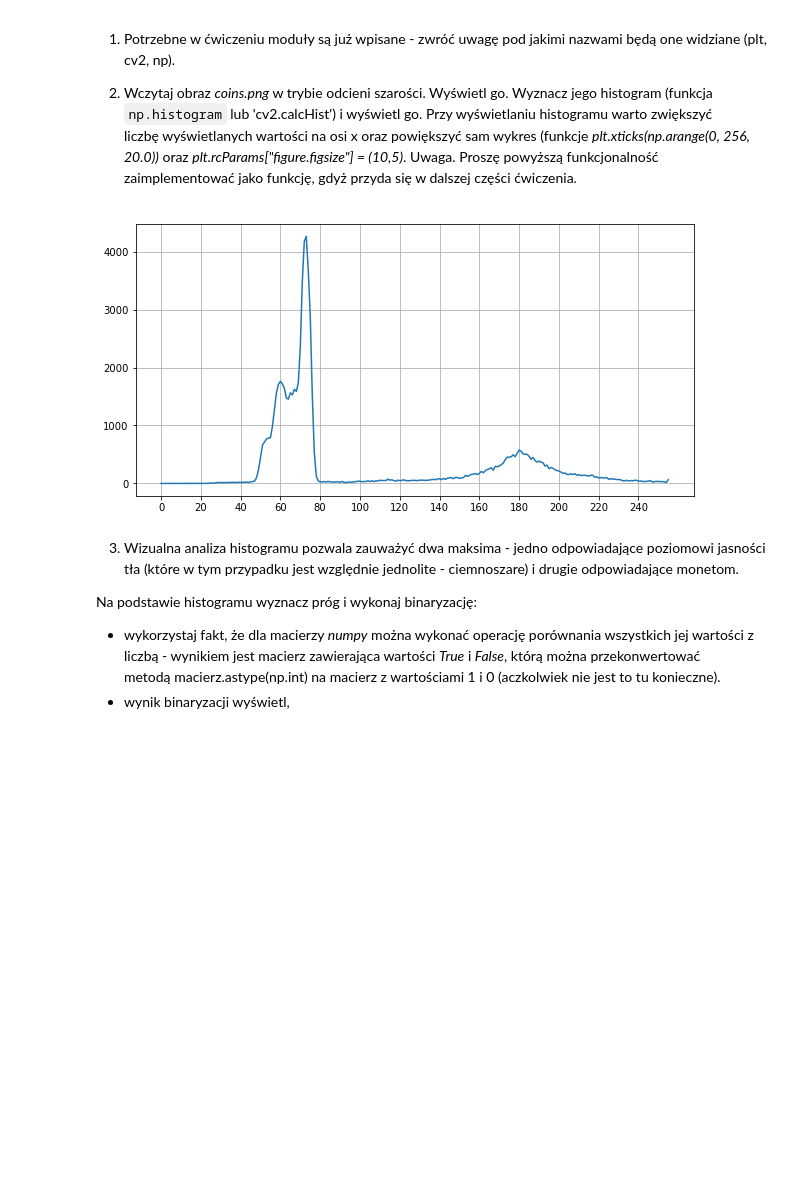
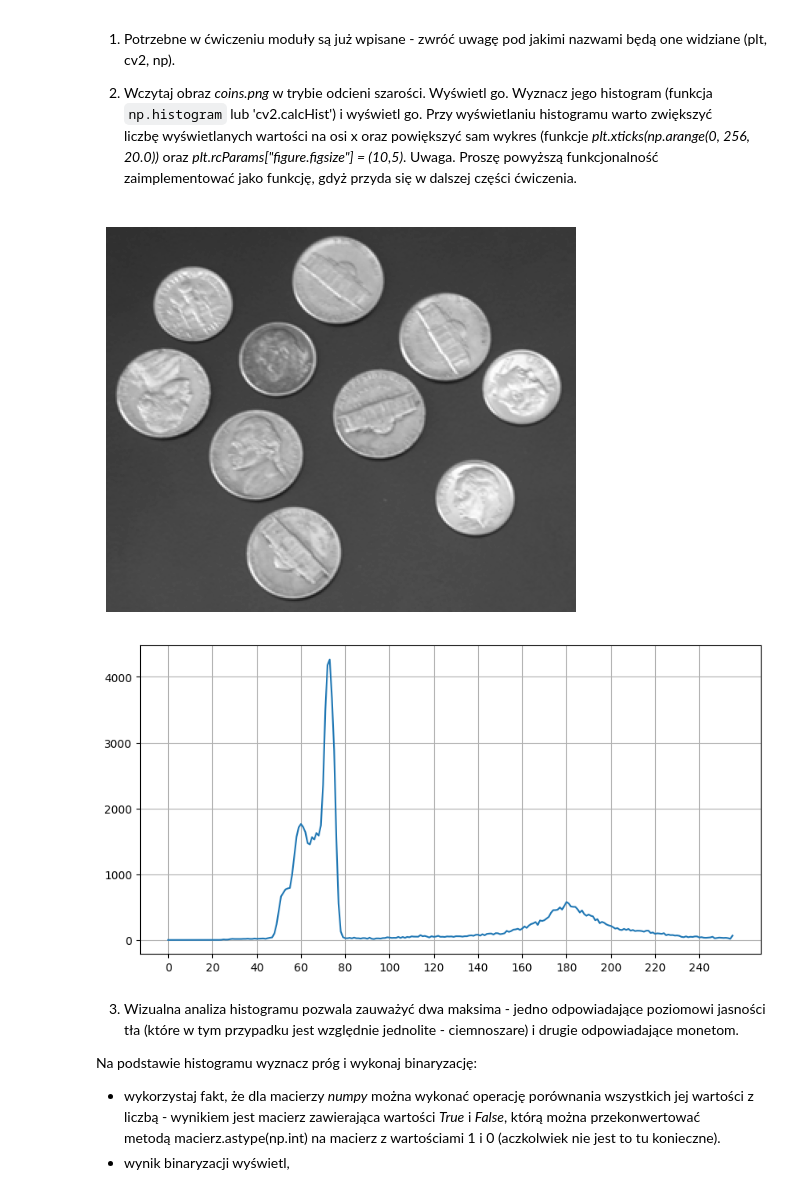
Before and after one commit to tostafin/image-processing-basics-labs, a Jupyter notebook: lab4/04_thresholding.ipynb, the cells around one changed output. Cells and saved outputs as stored; diff of their text form; code cells hidden in the pictures; blank space fills up the shorter version.

```diff
--- a/lab4/04_thresholding.ipynb
+++ b/lab4/04_thresholding.ipynb
@@ -36,32 +36,38 @@ Uwaga. Proszę powyższą funkcjonalność zaimplementować jako funkcję, gdyż
 # %%
 import cv2
 import os
 import requests
 from matplotlib import pyplot as plt
 import numpy as np
 
 url = 'https://raw.githubusercontent.com/vision-agh/poc_sw/master/04_Thresholding/'
 
 fileNames = ["coins.png", "rice.png", "catalogue.png", "bart.png", "figura1.png", "figura2.png", "figura3.png", "figura4.png", "T.png"]
 for fileName in fileNames:
   if not os.path.exists(fileName):
       r = requests.get(url + fileName, allow_redirects=True)
       open(fileName, 'wb').write(r.content)
 
 def plot_histogram(image_path):
     I = cv2.imread(image_path, cv2.IMREAD_GRAYSCALE)
     H = cv2.calcHist([I], [0], None, [256], [0, 256])
 
+    plt.imshow(I, 'gray', vmin=0, vmax=256)
+    plt.axis('off')
+    plt.show()
+
     plt.xticks(np.arange(0, 256, 20.0))
-    plt.rcParams["figure.figsize"] = (10,5)
+    plt.rcParams["figure.figsize"] = (10, 5)
+    plt.grid()
     plt.plot(H)
-    plt.grid()
+    plt.show()
 
-    return I
+    return I, H
 
-I = plot_histogram("coins.png")
+I, _ = plot_histogram("coins.png")
 # %% [output]
-[figure, old version]
+[figure, new version]
+[figure, added]
 # %% [markdown]
 3. Wizualna analiza histogramu pozwala zauważyć dwa maksima - jedno odpowiadające poziomowi jasności tła (które w tym przypadku jest względnie jednolite - ciemnoszare) i drugie odpowiadające monetom.
 
```
Also changed, not shown: parts of 4 cells of this notebook.
